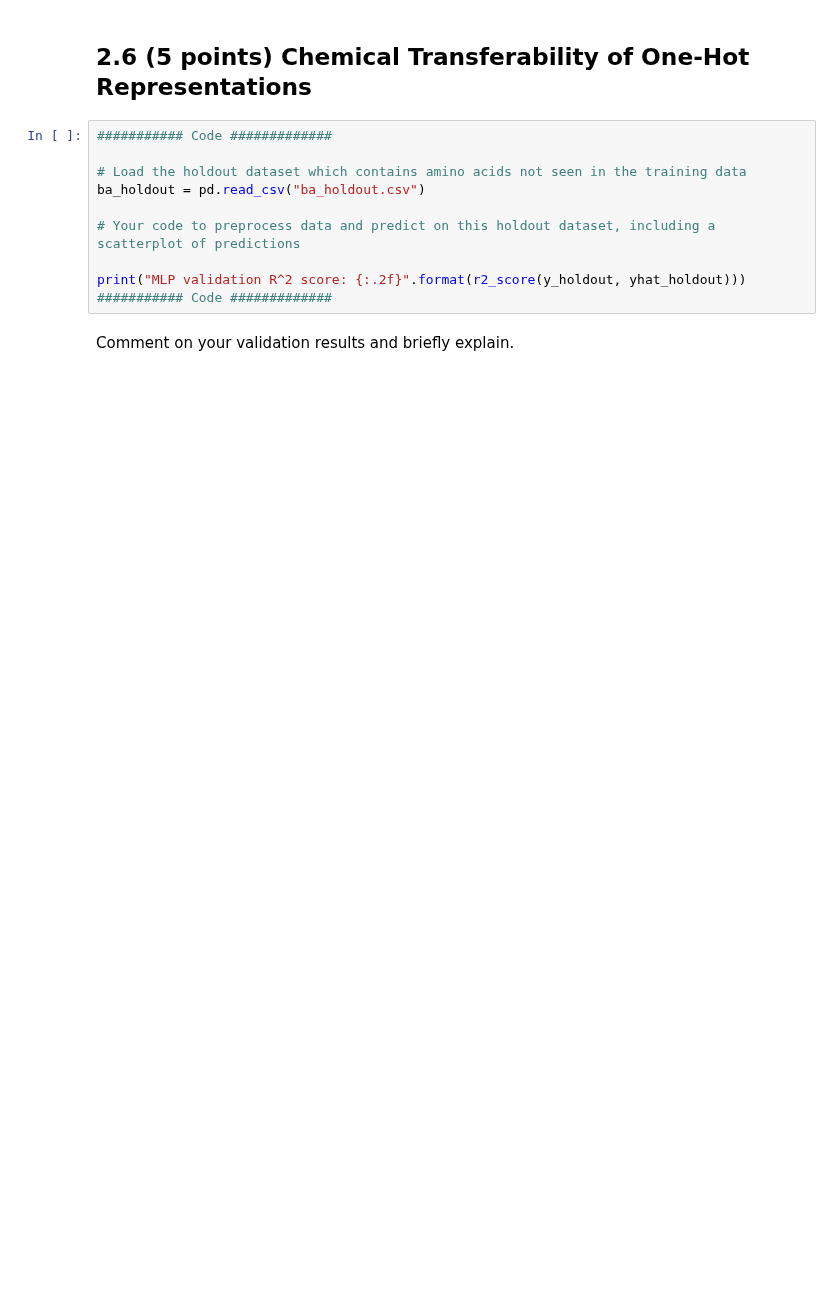
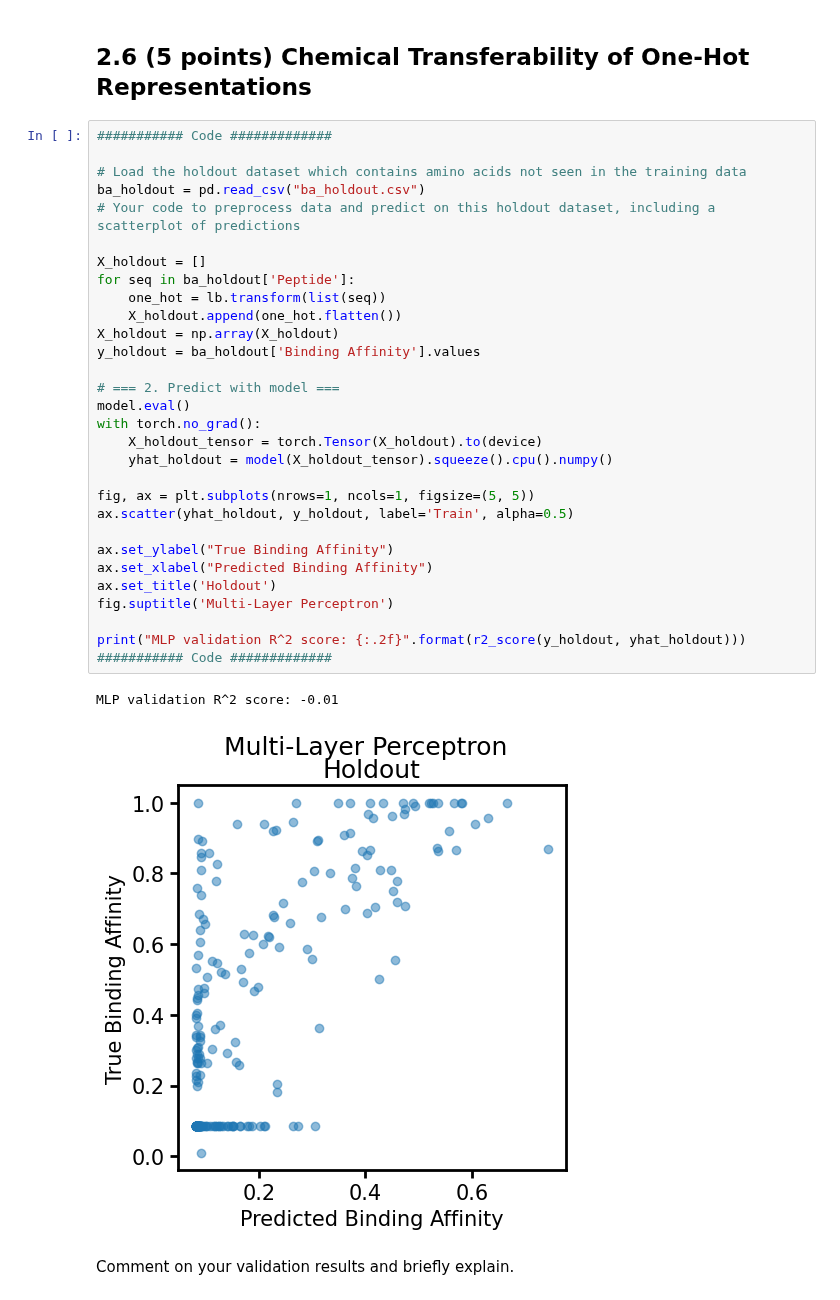
Before and after one commit to kexindon/ML4MolEng, a Jupyter notebook: psets/ps1-bio/pset1_kd.ipynb, the cells around one changed output. Saved outputs shown, nothing was run; the diff lists cells and outputs as text; blank space fills up the shorter version.

```diff
--- a/psets/ps1-bio/pset1_kd.ipynb
+++ b/psets/ps1-bio/pset1_kd.ipynb
@@ -840,13 +903,36 @@ Your answer here
 # %%
 ########### Code #############
 
 # Load the holdout dataset which contains amino acids not seen in the training data
 ba_holdout = pd.read_csv("ba_holdout.csv")
+# Your code to preprocess data and predict on this holdout dataset, including a scatterplot of predictions
 
-# Your code to preprocess data and predict on this holdout dataset, including a scatterplot of predictions
+X_holdout = []
+for seq in ba_holdout['Peptide']:
+    one_hot = lb.transform(list(seq))
+    X_holdout.append(one_hot.flatten())
+X_holdout = np.array(X_holdout)
+y_holdout = ba_holdout['Binding Affinity'].values
+
+# === 2. Predict with model ===
+model.eval()
+with torch.no_grad():
+    X_holdout_tensor = torch.Tensor(X_holdout).to(device)
+    yhat_holdout = model(X_holdout_tensor).squeeze().cpu().numpy()
+
+fig, ax = plt.subplots(nrows=1, ncols=1, figsize=(5, 5))
+ax.scatter(yhat_holdout, y_holdout, label='Train', alpha=0.5)
+
+ax.set_ylabel("True Binding Affinity")
+ax.set_xlabel("Predicted Binding Affinity")
+ax.set_title('Holdout')
+fig.suptitle('Multi-Layer Perceptron')
 
 print("MLP validation R^2 score: {:.2f}".format(r2_score(y_holdout, yhat_holdout)))
 ########### Code #############
+# %% [output]
+MLP validation R^2 score: -0.01
+[figure, added]
 # %% [markdown]
 Comment on your validation results and briefly explain.
 # %% [markdown]
```
Also changed, not shown: parts of 23 cells of this notebook, 6 other files.
